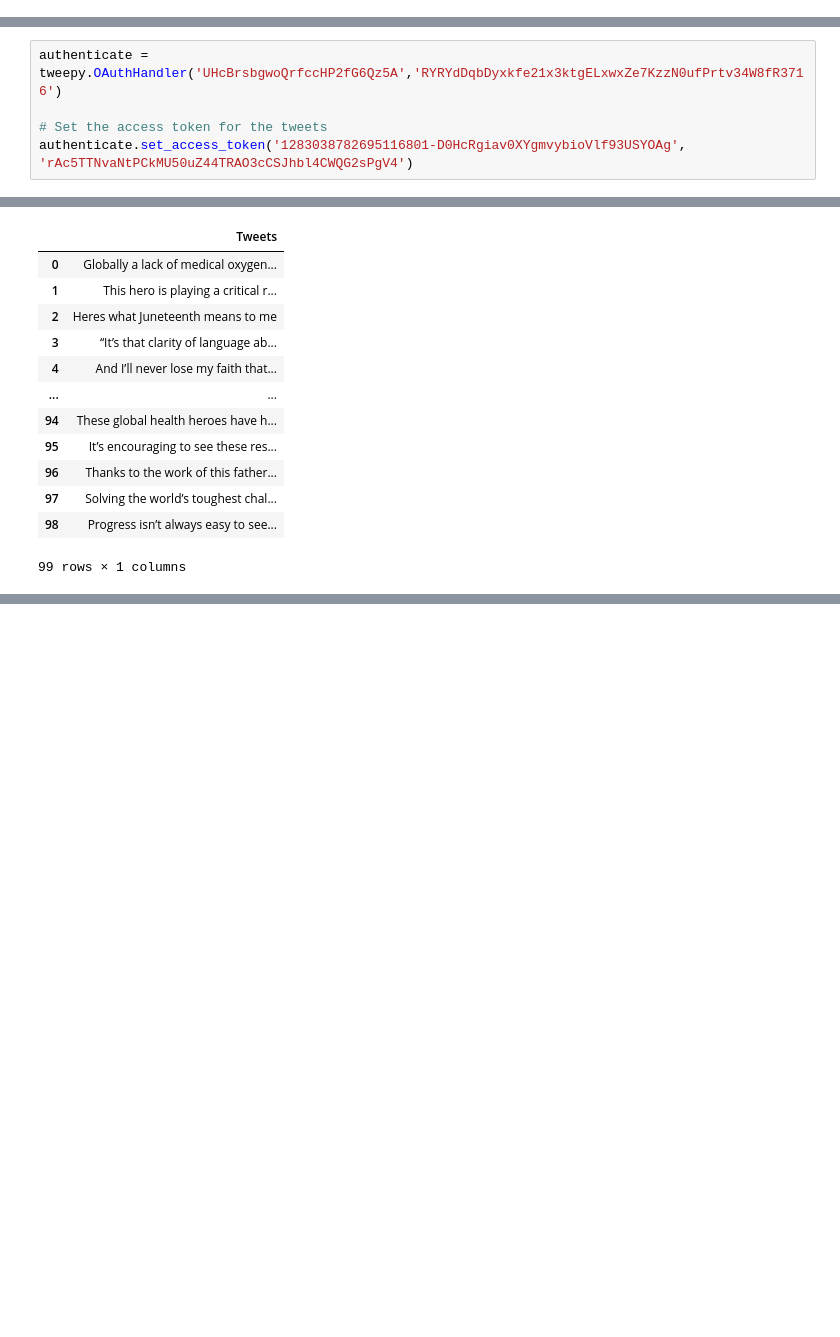
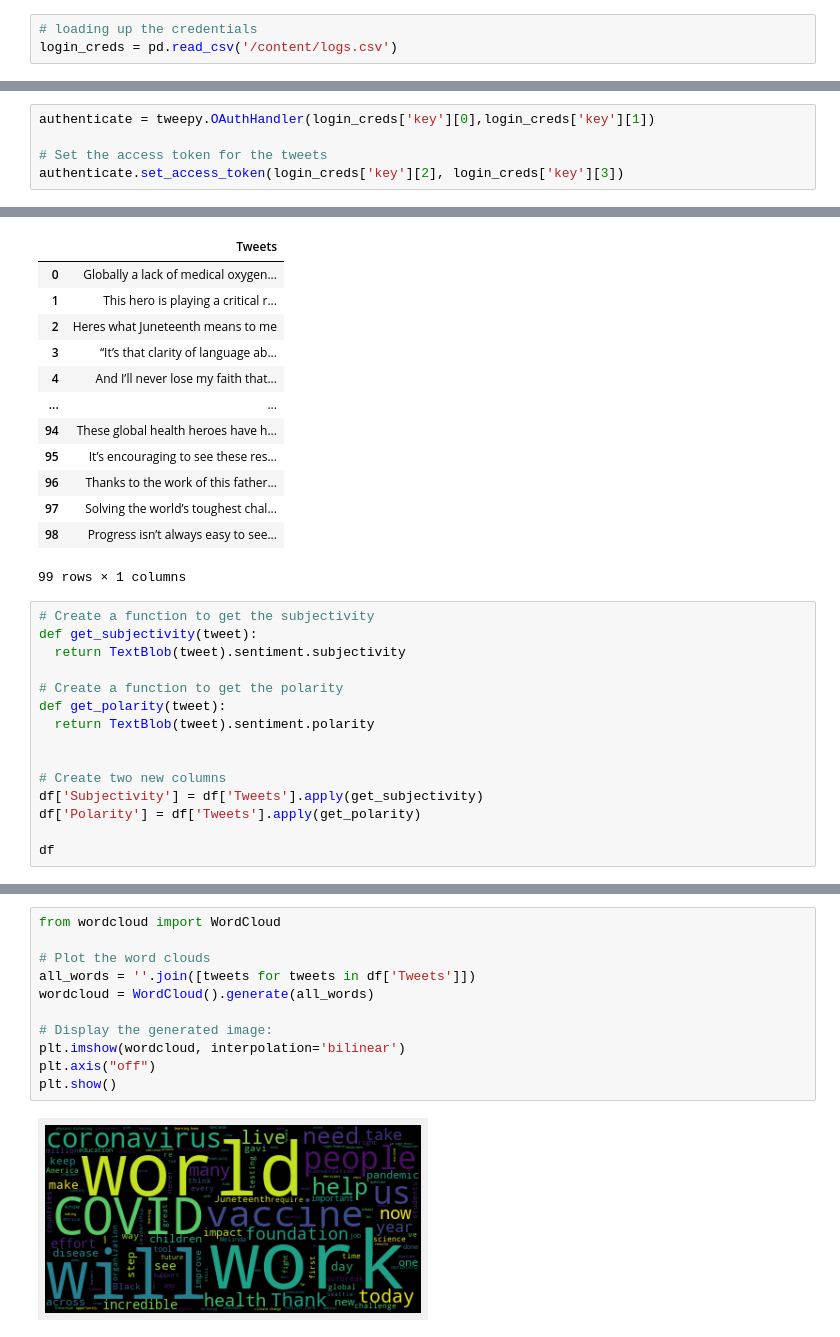
Before and after one commit to AJAkil/twitter-sentiment-analysis, a Jupyter notebook: Tweet_sentiment_analysis.ipynb, the cells around one changed output, grey strips where cells are left out. Saved outputs shown, nothing was run; the diff lists cells and outputs as text; blank space fills up the shorter version.

Commit message:
Hidden auths, sentiment analysis done and generated word clouds

```diff
--- a/Tweet_sentiment_analysis.ipynb
+++ b/Tweet_sentiment_analysis.ipynb
@@ -22,0 +16,3 @@ KeyboardInterrupt: ignored
+# %%
+# loading up the credentials
+login_creds = pd.read_csv('/content/logs.csv')
@@ -23,8 +21,8 @@ KeyboardInterrupt: ignored
 # %%
-authenticate = tweepy.OAuthHandler('UHcBrsbgwoQrfccHP2fG6Qz5A','RYRYdDqbDyxkfe21x3ktgELxwxZe7KzzN0ufPrtv34W8fR3716')
+authenticate = tweepy.OAuthHandler(login_creds['key'][0],login_creds['key'][1])
 
 # Set the access token for the tweets
-authenticate.set_access_token('1283038782695116801-D0HcRgiav0XYgmvybioVlf93USYOAg', 'rAc5TTNvaNtPCkMU50uZ44TRAO3cCSJhbl4CWQG2sPgV4')
+authenticate.set_access_token(login_creds['key'][2], login_creds['key'][3])
 # %%
 # Create the API object while passing in the auth information
 api = tweepy.API(authenticate, wait_on_rate_limit=True)
@@ -94,3 +92,18 @@ df
 | 97 | Solving the world’s toughest chal... |
 | 98 | Progress isn’t always easy to see... |
 99 rows × 1 columns
+# %%
+# Create a function to get the subjectivity
+def get_subjectivity(tweet):
+  return TextBlob(tweet).sentiment.subjectivity
+
+# Create a function to get the polarity
+def get_polarity(tweet):
+  return TextBlob(tweet).sentiment.polarity
+
+
+# Create two new columns
+df['Subjectivity'] = df['Tweets'].apply(get_subjectivity)
+df['Polarity'] = df['Tweets'].apply(get_polarity)
+
+df
@@ -96,0 +124,13 @@ df
+# %%
+from wordcloud import WordCloud
+
+# Plot the word clouds
+all_words = ''.join([tweets for tweets in df['Tweets']])
+wordcloud = WordCloud().generate(all_words)
+
+# Display the generated image:
+plt.imshow(wordcloud, interpolation='bilinear')
+plt.axis("off")
+plt.show()
+# %% [output]
+[figure, added]
```
Also changed, not shown: parts of 4 cells of this notebook.
